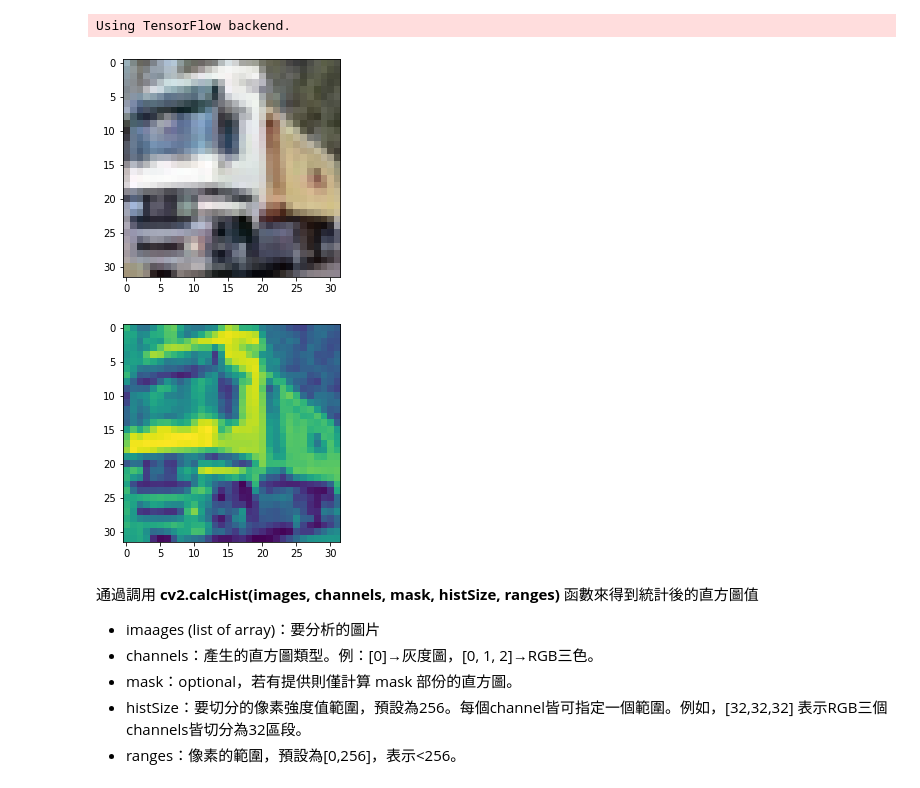
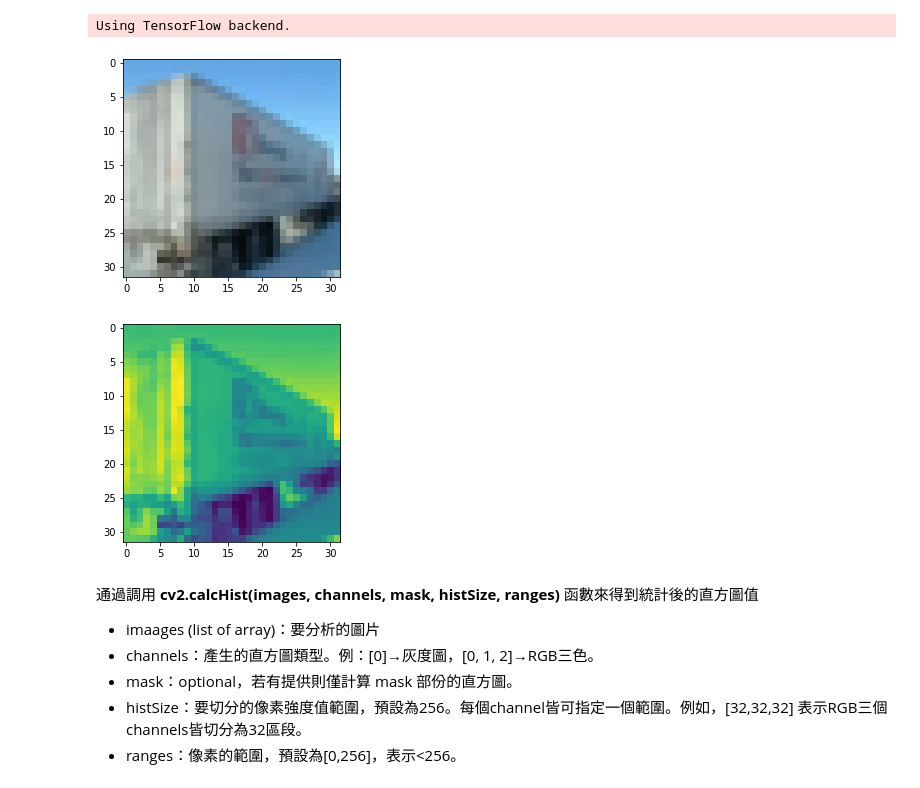
Before and after one commit to ben19770209/2nd-ML100Days, a Jupyter notebook: homework/Day_090_color_histogram_HW.ipynb, the cells around one changed output. Saved outputs shown, nothing was run; the diff lists cells and outputs as text; code cells hidden in the pictures.

```diff
--- a/homework/Day_090_color_histogram_HW.ipynb
+++ b/homework/Day_090_color_histogram_HW.ipynb
@@ -13,19 +13,19 @@ train, test = keras.datasets.cifar10.load_data()
 # %% [output]
 Using TensorFlow backend.
 # %%
-image = train[0][1] # 讀取圖片
+image = train[0][15] # 讀取圖片
 
 plt.imshow(image)
 plt.show()
 # %% [output]
-[figure, old version]
+[figure, new version]
 # %%
 # 把彩色的圖片轉為灰度圖
 gray = cv2.cvtColor(image, cv2.COLOR_RGB2GRAY)
 plt.imshow(gray)
 plt.show()
 # %% [output]
-[figure, old version]
+[figure, new version]
 # %% [markdown]
 通過調用 __cv2.calcHist(images, channels, mask, histSize, ranges)__ 函數來得到統計後的直方圖值
 
```
Also changed, not shown: parts of 2 cells of this notebook.
